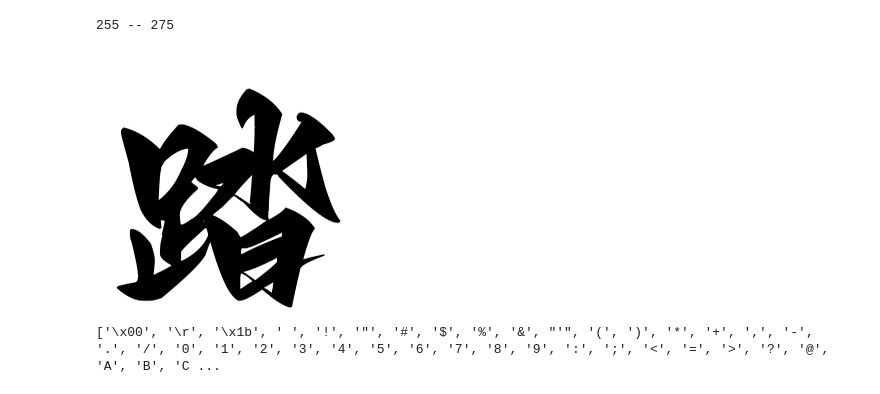
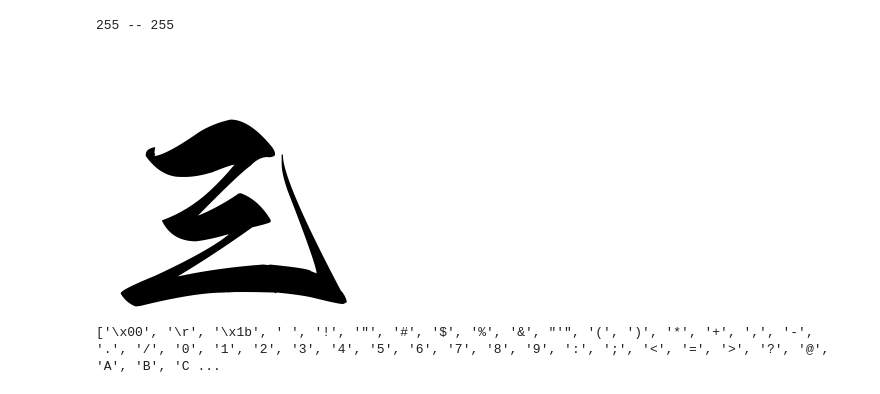
Before and after one commit to autumn-2-net/some_inst, a Jupyter notebook: ttf.ipynb, the cells around one changed output. Cells and saved outputs as stored; diff of their text form; code cells hidden in the pictures.

```diff
--- a/ttf.ipynb
+++ b/ttf.ipynb
@@ -7,25 +7,25 @@ ttf_path = 'Aa剑豪体.ttf'
 text_size = 255 # text_size 是字号
 font = ImageFont.truetype(ttf_path, text_size)
 
-x,y =font.getsize('踏')
+x,y =font.getsize('三')
 print(x,'--',y)
 # %% [output]
-255 -- 275
+255 -- 255
 # %%
 if y<256:
     y=256
 if x<256:
     x=256
 cavv = Image.new('RGB',tuple([x,y]),(255,255,255))
 
 ddd =ImageDraw.Draw(cavv)
-ddd.text((0,0),'踏',font=font,fill='#000000')
+ddd.text((0,0),'三',font=font,fill='#000000')
 cavv
 image=cavv.resize((256,256),Image.ANTIALIAS)
 image.save('aaa.png')
 image
 # %% [output]
-[figure, old version]
+[figure, new version]
 # %%
 from fontTools.ttLib import TTFont
 
```
Also changed, not shown: parts of 1 cell of this notebook, 8 other files.
